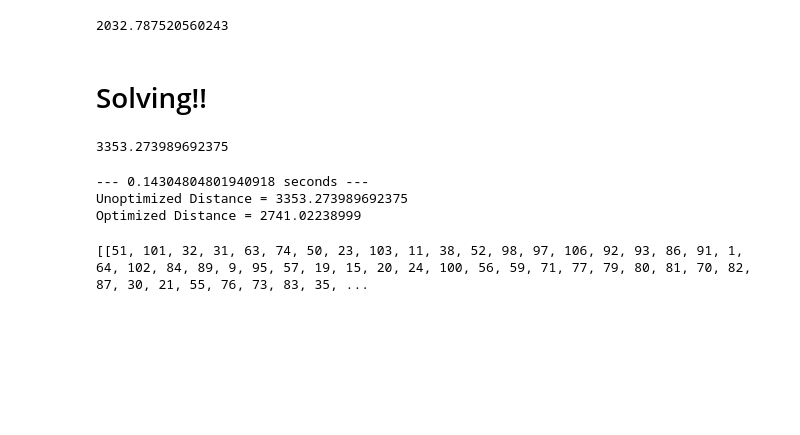
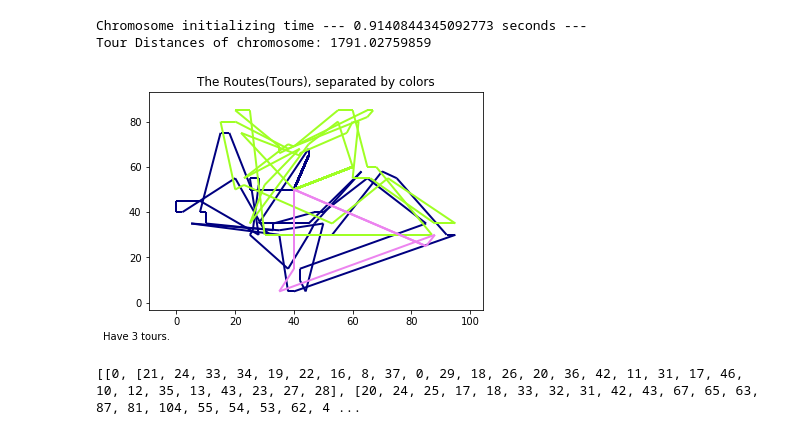
Before and after one commit to Worse2Worst/Senior-Project, a Jupyter notebook: src/visualize_benchmark.ipynb, the cells around one changed output. Cells and saved outputs as stored; diff of their text form; code cells hidden in the pictures; blank space fills up the shorter version.

```diff
--- a/src/visualize_benchmark.ipynb
+++ b/src/visualize_benchmark.ipynb
@@ -143,37 +46,14 @@ util.draw_nodes_depots(nodes,depots)
-# %%
-print(processing.unoptimized_distance(requests,depots))
-# %% [output]
-2032.787520560243
-# %% [markdown]
-# Solving!!
-# %%
-print(processing.unoptimized_distance(requests,[depots[0]]))
-# %% [output]
-3353.273989692375
-# %%
-distances = processing.create_distance_table(nodes)
-start_time = time.time()
-# solving the problems !!!!
-couples = GA.requests_to_couples(requests)
-p_vehicles = GA.create_p_vehicles(couples,N=5)
-p_couples = GA.create_p_couples(couples,N=10)
-p_couples_vehicles = GA.create_p_couples_vehicles(p_couples,p_vehicles)
-p_jobs = GA.create_p_jobs(p_couples_vehicles,N=5)
-
-
-d = GA.eval_distance(p_jobs, distances, depots[0],nodes)
-res = min(d)
-index_min = np.argmin(d)
-depots = [depots[0]]
-print("--- %s seconds ---" % (time.time() - start_time))
-
-print ('Unoptimized Distance = '+str(processing.unoptimized_distance(requests,depots)))
-print ('Optimized Distance = '+str(res))
-# %% [output]
---- 0.14304804801940918 seconds ---
-Unoptimized Distance = 3353.273989692375
-Optimized Distance = 2741.02238999
-# %%
-print (p_jobs[index_min])
-# %% [output]
-[[51, 101, 32, 31, 63, 74, 50, 23, 103, 11, 38, 52, 98, 97, 106, 92, 93, 86, 91, 1, 64, 102, 84, 89, 9, 95, 57, 19, 15, 20, 24, 100, 56, 59, 71, 77, 79, 80, 81, 70, 82, 87, 30, 21, 55, 76, 73, 83, 35, ...
+# %%
+start_time = time.time()
+chromosome = GA.initialize_Feasible_chromosome(DISTANCES, DURATIONS, timeWindows,REQUESTS,numVehicles)
+cal_time = time.time() - start_time
+print("Chromosome initializing time --- %s seconds ---" % (cal_time))
+dist = evaluate.chromosomeRoutesDistance(chromosome,DISTANCES)
+print('Tour Distances of chromosome: '+str(dist))
+util.draw_tours(chromosome,LOCATIONS)
+print (chromosome)
+# %% [output]
+Chromosome initializing time --- 0.9140844345092773 seconds ---
+Tour Distances of chromosome: 1791.02759859
+[figure, added]
+[[0, [21, 24, 33, 34, 19, 22, 16, 8, 37, 0, 29, 18, 26, 20, 36, 42, 11, 31, 17, 46, 10, 12, 35, 13, 43, 23, 27, 28], [20, 24, 25, 17, 18, 33, 32, 31, 42, 43, 67, 65, 63, 87, 81, 104, 55, 54, 53, 62, 4 ...
```
Also changed, not shown: parts of 27 cells of this notebook, 7 other files.
